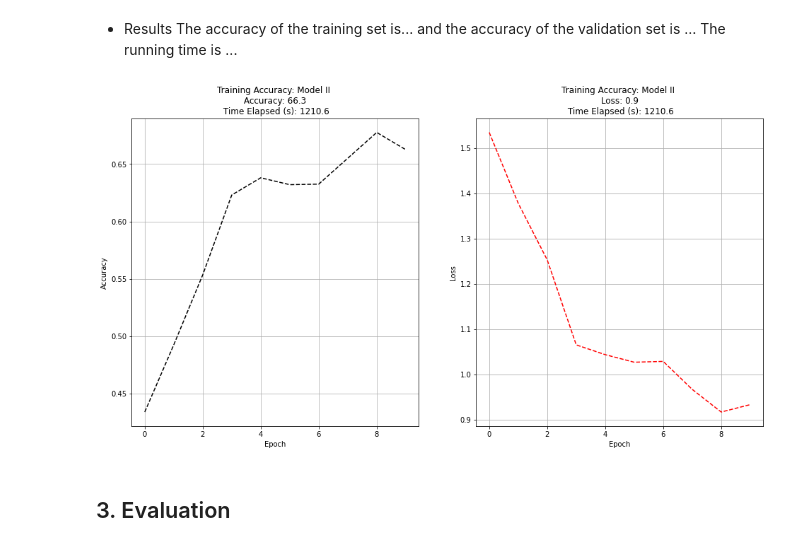
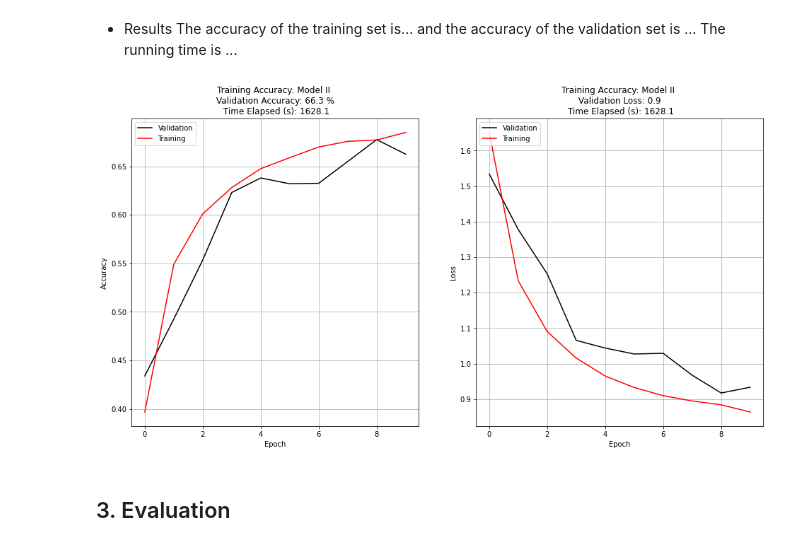
Before and after one commit to TZstatsADS/Fall2021-Project3-group1, a Jupyter notebook: doc/main_new.ipynb, the cells around one changed output. Cells and saved outputs as stored; diff of their text form; code cells hidden in the pictures.

```diff
--- a/doc/main_new.ipynb
+++ b/doc/main_new.ipynb
@@ -395,3 +273,4 @@ else:
     label_classifier = tf.keras.models.load_model("../output/label_classifier")
     model_2 = tf.keras.models.load_model("../output/model_2")
 model_2_res = pickle.load(open("../output/model_2_train_history", "rb"))
+label_classifier_res = pickle.load(open("../output/label_classifier_train_history", "rb"))
@@ -425,30 +335,34 @@ The accuracy of the training set is... and the accuracy of the validation set is
 # %%
 # Report training results
 
 fig, ax = plt.subplots(figsize=(16, 8), nrows=1, ncols=2)
 
 # Plot accuracy
-ax[0].plot(model_2_res["val_accuracy"], "k--")
+ax[0].plot(model_2_res["val_accuracy"], "k", label="Validation")
+ax[0].plot(model_2_res["accuracy"], "r", label="Training")
 ax[0].set_xlabel("Epoch")
 ax[0].set_ylabel("Accuracy")
-ax[0].set_title("Training Accuracy: Model II \n Accuracy: {:.1f} \n Time Elapsed (s): {:.1f}".format(
+ax[0].set_title("Training Accuracy: Model II \n Validation Accuracy: {:.1f} % \n Time Elapsed (s): {:.1f}".format(
     model_2_res["val_accuracy"][-1] * 100,
-    model_2_res["time (s)"]
+    model_2_res["time (s)"] + label_classifier_res["time (s)"]
 ))
 ax[0].grid()
+ax[0].legend(loc="upper left")
 
-ax[1].plot(model_2_res["val_loss"], "r--")
+ax[1].plot(model_2_res["val_loss"], "k", label="Validation")
+ax[1].plot(model_2_res["loss"], "r", label="Training")
 ax[1].set_xlabel("Epoch")
 ax[1].set_ylabel("Loss")
-ax[1].set_title("Training Accuracy: Model II \n Loss: {:.1f} \n Time Elapsed (s): {:.1f}".format(
+ax[1].set_title("Training Accuracy: Model II \n Validation Loss: {:.1f} \n Time Elapsed (s): {:.1f}".format(
     model_2_res["val_loss"][-1],
-    model_2_res["time (s)"]
+    model_2_res["time (s)"] + label_classifier_res["time (s)"]
 ))
 ax[1].grid()
+ax[1].legend(loc="upper left")
 
 plt.show()
 # %% [output]
-[figure, old version]
+[figure, new version]
 # %%
 """
 Our source code for model_2 is nested under '../lib/model_2.py'. Specifically, model_2 trains
```
Also changed, not shown: parts of 18 cells of this notebook, 2 other files.
